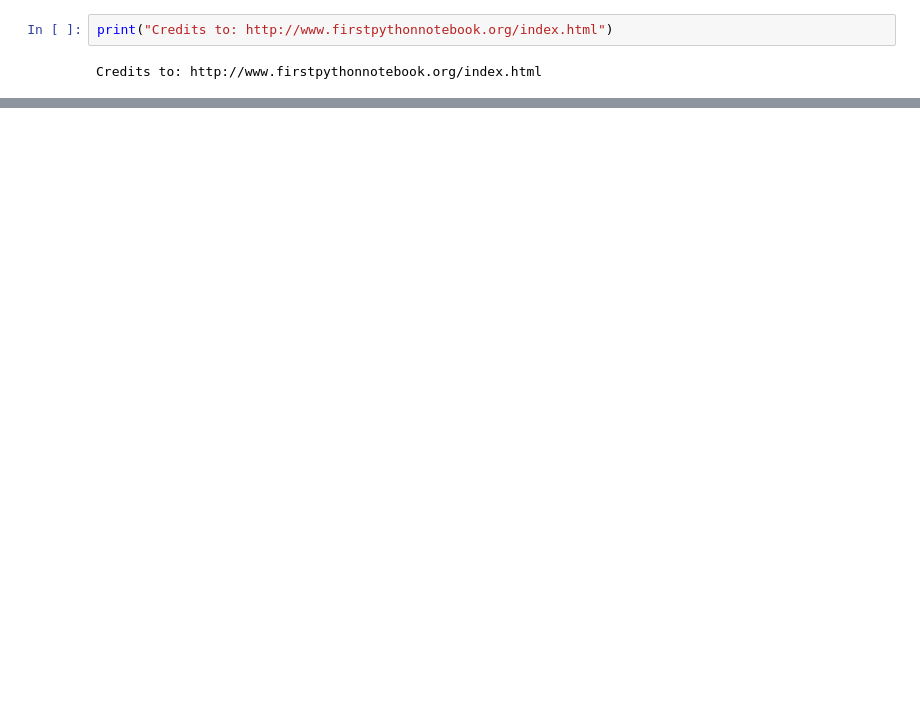
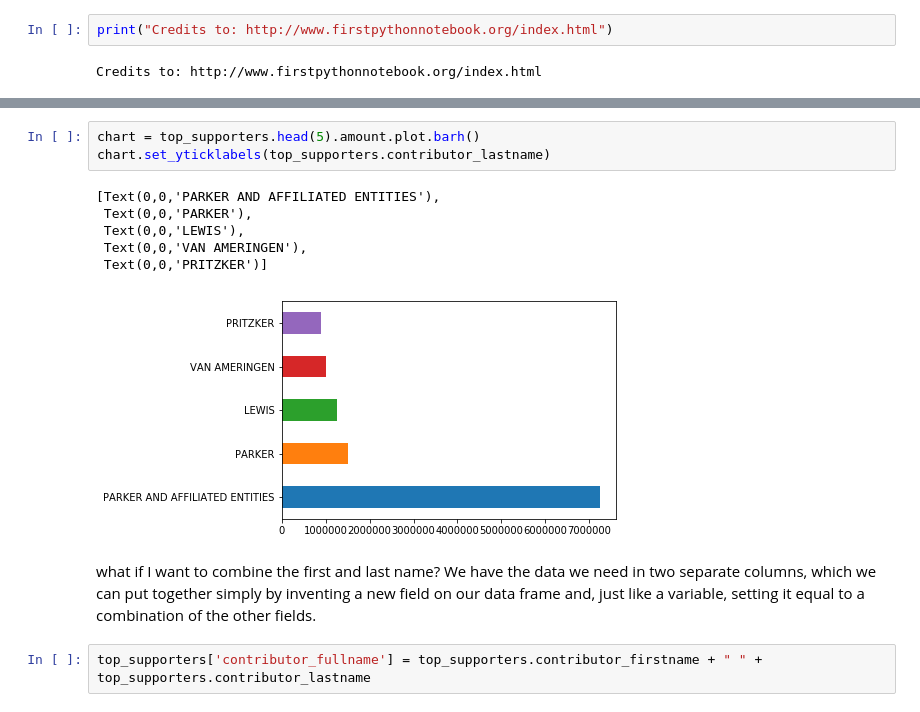
Before and after one commit to cesarpgouveia/first-python-notebook, a Jupyter notebook: First_Python_Notebook.ipynb, the cells around one changed output, grey strips where cells are left out. Saved outputs shown, nothing was run; the diff lists cells and outputs as text; blank space fills up the shorter version.

```diff
--- a/First_Python_Notebook.ipynb
+++ b/First_Python_Notebook.ipynb
@@ -507,0 +569,14 @@ Credits to: http://www.firstpythonnotebook.org/index.html
+# %%
+chart = top_supporters.head(5).amount.plot.barh()
+chart.set_yticklabels(top_supporters.contributor_lastname)
+# %% [output]
+[Text(0,0,'PARKER AND AFFILIATED ENTITIES'),
+ Text(0,0,'PARKER'),
+ Text(0,0,'LEWIS'),
+ Text(0,0,'VAN AMERINGEN'),
+ Text(0,0,'PRITZKER')]
+[figure, added]
+# %% [markdown]
+what if I want to combine the first and last name? We have the data we need in two separate columns, which we can put together simply by inventing a new field on our data frame and, just like a variable, setting it equal to a combination of the other fields.
+# %%
+top_supporters['contributor_fullname'] = top_supporters.contributor_firstname + " " + top_supporters.contributor_lastname
```
Also changed, not shown: parts of 24 cells of this notebook.
